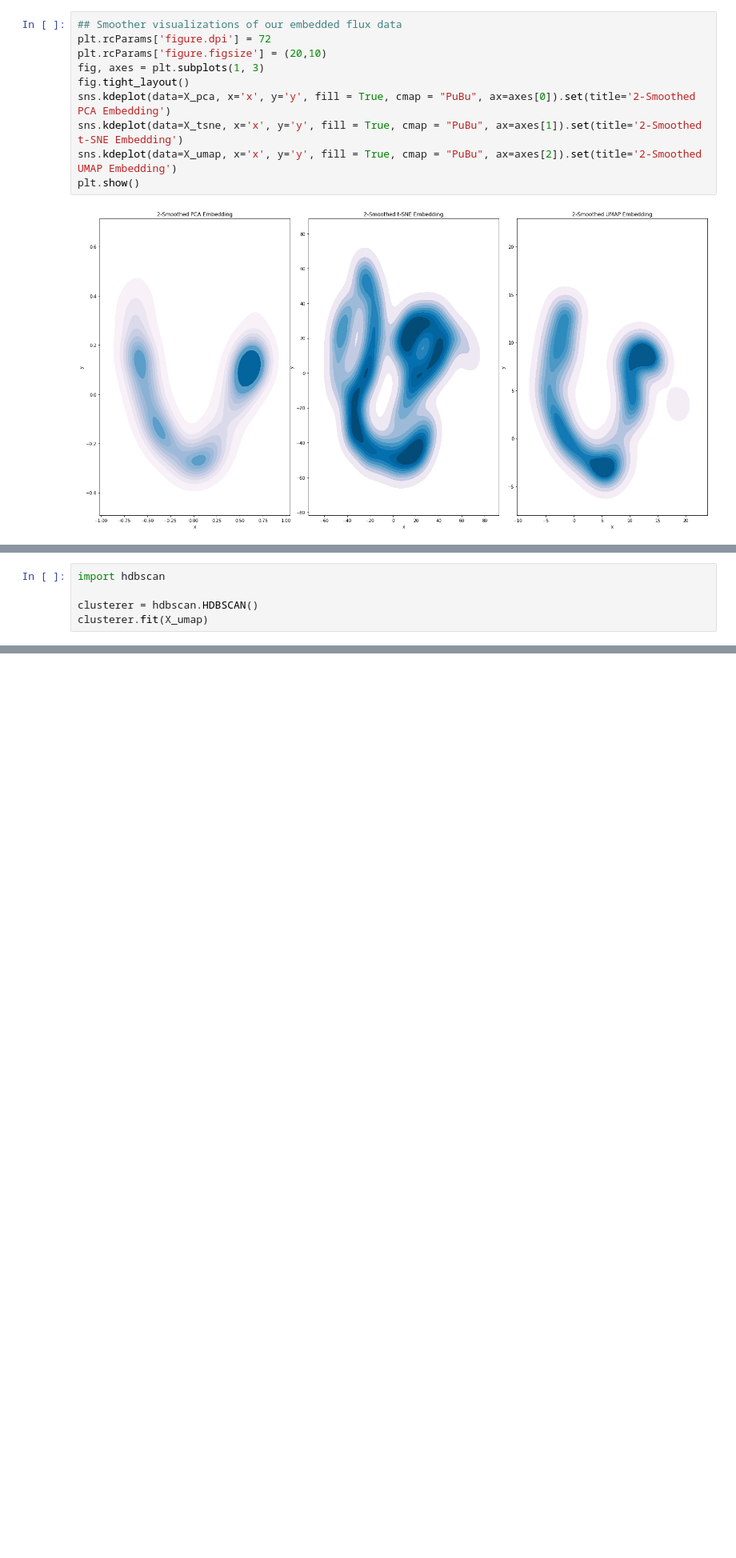
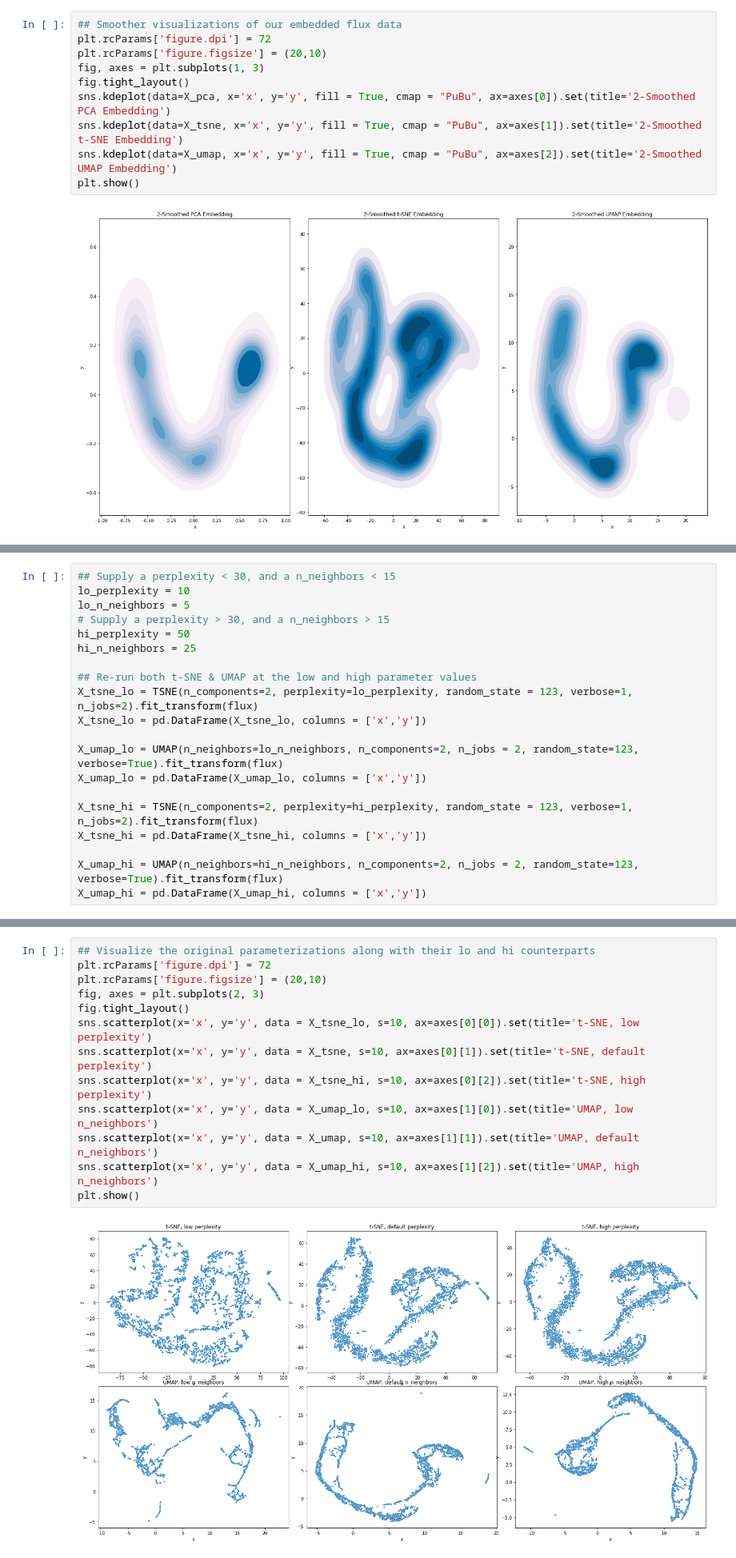
Before and after one commit to jt-ut/GaiaREU, a Jupyter notebook: GaiaREU-ML_v1.ipynb, the cells around one changed output, grey strips where cells are left out. Shown at 80% size. Cells and saved outputs as stored; diff of their text form; blank space fills up the shorter version.

```diff
--- a/GaiaREU-ML_v1.ipynb
+++ b/GaiaREU-ML_v1.ipynb
@@ -218,5 +180,0 @@ Successfully installed hdbscan-0.8.29
-# %%
-import hdbscan
-
-clusterer = hdbscan.HDBSCAN()
-clusterer.fit(X_umap)
@@ -279,0 +181,20 @@ Requirement already satisfied: six>=1.5 in /usr/local/lib/python3.10/dist-packag
+# %%
+## Supply a perplexity < 30, and a n_neighbors < 15
+lo_perplexity = 10
+lo_n_neighbors = 5
+# Supply a perplexity > 30, and a n_neighbors > 15
+hi_perplexity = 50
+hi_n_neighbors = 25
+
+## Re-run both t-SNE & UMAP at the low and high parameter values
+X_tsne_lo = TSNE(n_components=2, perplexity=lo_perplexity, random_state = 123, verbose=1, n_jobs=2).fit_transform(flux)
+X_tsne_lo = pd.DataFrame(X_tsne_lo, columns = ['x','y'])
+
+X_umap_lo = UMAP(n_neighbors=lo_n_neighbors, n_components=2, n_jobs = 2, random_state=123, verbose=True).fit_transform(flux)
+X_umap_lo = pd.DataFrame(X_umap_lo, columns = ['x','y'])
+
+X_tsne_hi = TSNE(n_components=2, perplexity=hi_perplexity, random_state = 123, verbose=1, n_jobs=2).fit_transform(flux)
+X_tsne_hi = pd.DataFrame(X_tsne_hi, columns = ['x','y'])
+
+X_umap_hi = UMAP(n_neighbors=hi_n_neighbors, n_components=2, n_jobs = 2, random_state=123, verbose=True).fit_transform(flux)
+X_umap_hi = pd.DataFrame(X_umap_hi, columns = ['x','y'])
@@ -279,0 +236,15 @@ Requirement already satisfied: six>=1.5 in /usr/local/lib/python3.10/dist-packag
+# %%
+## Visualize the original parameterizations along with their lo and hi counterparts
+plt.rcParams['figure.dpi'] = 72
+plt.rcParams['figure.figsize'] = (20,10)
+fig, axes = plt.subplots(2, 3)
+fig.tight_layout()
+sns.scatterplot(x='x', y='y', data = X_tsne_lo, s=10, ax=axes[0][0]).set(title='t-SNE, low perplexity')
+sns.scatterplot(x='x', y='y', data = X_tsne, s=10, ax=axes[0][1]).set(title='t-SNE, default perplexity')
+sns.scatterplot(x='x', y='y', data = X_tsne_hi, s=10, ax=axes[0][2]).set(title='t-SNE, high perplexity')
+sns.scatterplot(x='x', y='y', data = X_umap_lo, s=10, ax=axes[1][0]).set(title='UMAP, low n_neighbors')
+sns.scatterplot(x='x', y='y', data = X_umap, s=10, ax=axes[1][1]).set(title='UMAP, default n_neighbors')
+sns.scatterplot(x='x', y='y', data = X_umap_hi, s=10, ax=axes[1][2]).set(title='UMAP, high n_neighbors')
+plt.show()
+# %% [output]
+[figure, added]
```
Also changed, not shown: parts of 22 cells of this notebook.
